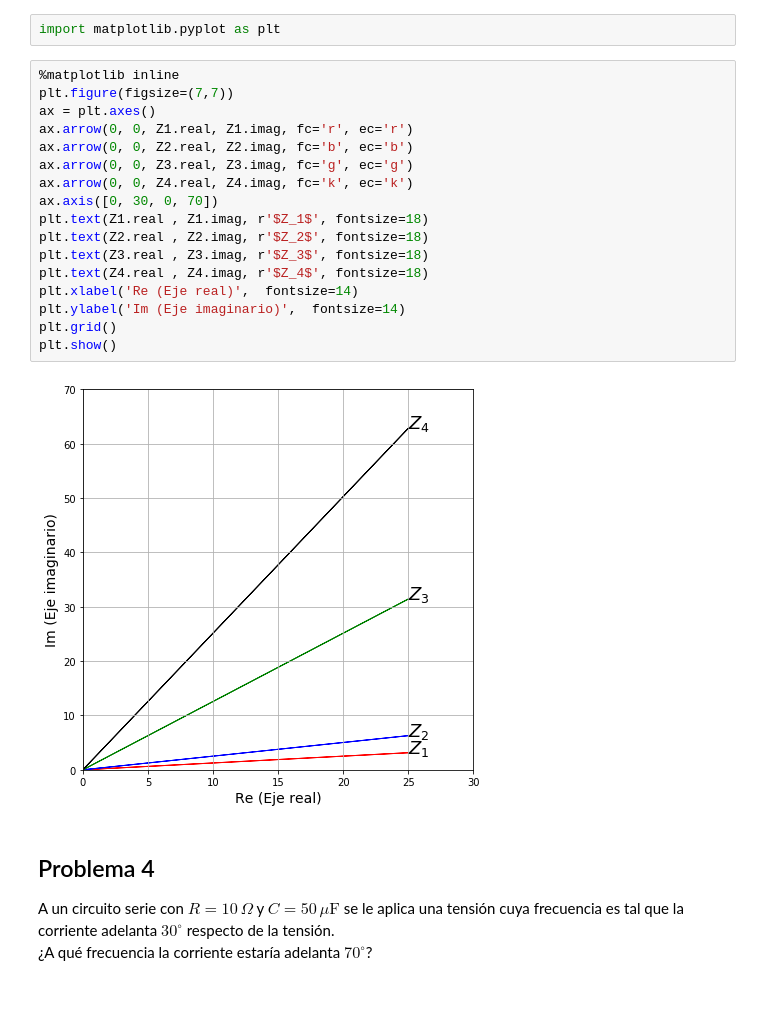
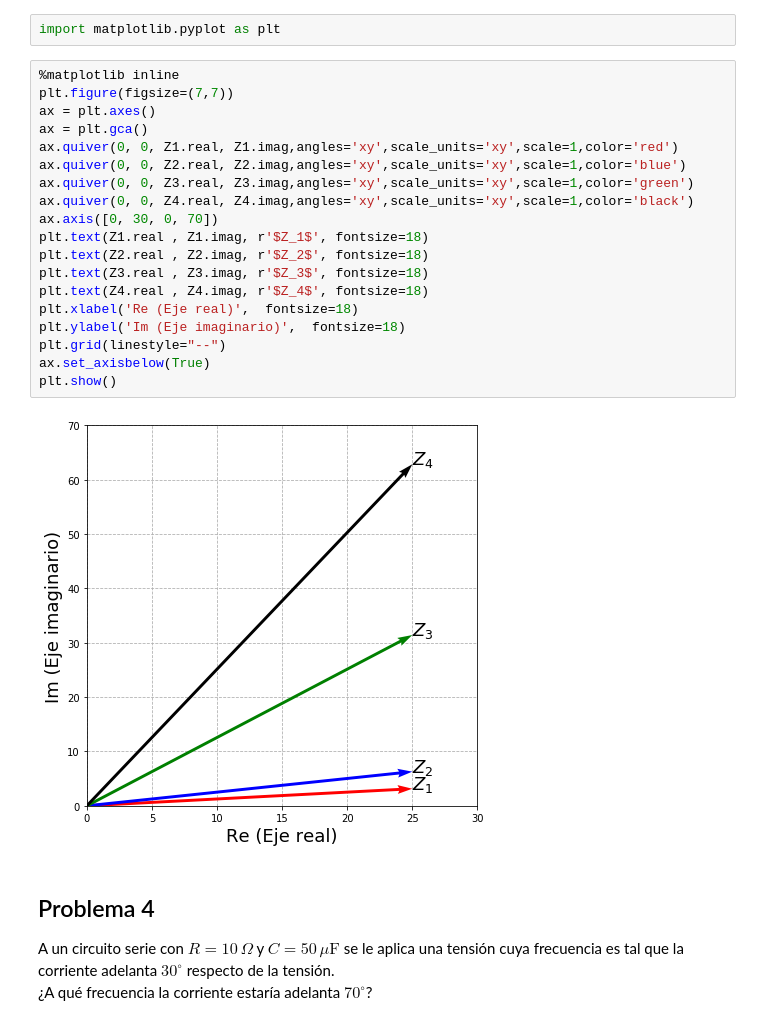
Before and after one commit to daniel-lorenzo/Electrotecnia, a Jupyter notebook: Ejercitacion/TP2.ipynb, the cells around one changed output. Cells and saved outputs as stored; diff of their text form; blank space fills up the shorter version.

```diff
--- a/Ejercitacion/TP2.ipynb
+++ b/Ejercitacion/TP2.ipynb
@@ -503,22 +503,24 @@ import matplotlib.pyplot as plt
 # %%
 %matplotlib inline
 plt.figure(figsize=(7,7))
 ax = plt.axes()
-ax.arrow(0, 0, Z1.real, Z1.imag, fc='r', ec='r')
-ax.arrow(0, 0, Z2.real, Z2.imag, fc='b', ec='b')
-ax.arrow(0, 0, Z3.real, Z3.imag, fc='g', ec='g')
-ax.arrow(0, 0, Z4.real, Z4.imag, fc='k', ec='k')
+ax = plt.gca()
+ax.quiver(0, 0, Z1.real, Z1.imag,angles='xy',scale_units='xy',scale=1,color='red')
+ax.quiver(0, 0, Z2.real, Z2.imag,angles='xy',scale_units='xy',scale=1,color='blue')
+ax.quiver(0, 0, Z3.real, Z3.imag,angles='xy',scale_units='xy',scale=1,color='green')
+ax.quiver(0, 0, Z4.real, Z4.imag,angles='xy',scale_units='xy',scale=1,color='black')
 ax.axis([0, 30, 0, 70])
 plt.text(Z1.real , Z1.imag, r'$Z_1$', fontsize=18)
 plt.text(Z2.real , Z2.imag, r'$Z_2$', fontsize=18)
 plt.text(Z3.real , Z3.imag, r'$Z_3$', fontsize=18)
 plt.text(Z4.real , Z4.imag, r'$Z_4$', fontsize=18)
-plt.xlabel('Re (Eje real)',  fontsize=14)
-plt.ylabel('Im (Eje imaginario)',  fontsize=14)
-plt.grid()
+plt.xlabel('Re (Eje real)',  fontsize=18)
+plt.ylabel('Im (Eje imaginario)',  fontsize=18)
+plt.grid(linestyle="--")
+ax.set_axisbelow(True)
 plt.show()
 # %% [output]
-[figure, old version]
+[figure, new version]
 # %% [markdown]
 ## Problema 4
 A un circuito serie con $R = 10 \, \Omega$ y $C = 50 \, \mu \mathrm{F}$ se le aplica una tensión cuya frecuencia es tal que la corriente adelanta $30^\circ$ respecto de la tensión.
```
Also changed, not shown: parts of 4 cells of this notebook, 3 other files.
